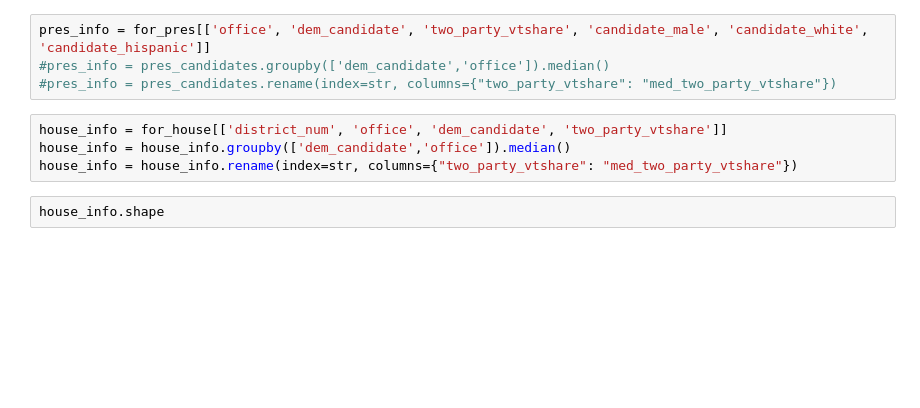
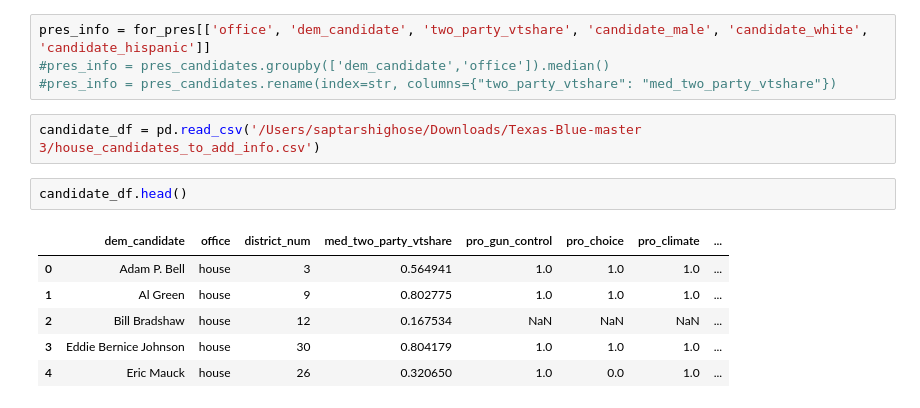
Before and after one commit to sghoseWI/Election-Analytics, a Jupyter notebook: model2.ipynb, the cells around one changed output. Drawn from its saved outputs; the diff is of its cells as text; blank space fills up the shorter version.

```diff
--- a/model2.ipynb
+++ b/model2.ipynb
@@ -65,9 +65,14 @@ county_info = county_info.drop(['crimes_per_100k'], axis=1)
 pres_info = for_pres[['office', 'dem_candidate', 'two_party_vtshare', 'candidate_male', 'candidate_white', 'candidate_hispanic']]
 #pres_info = pres_candidates.groupby(['dem_candidate','office']).median()
 #pres_info = pres_candidates.rename(index=str, columns={"two_party_vtshare": "med_two_party_vtshare"})
-# %%
-house_info = for_house[['district_num', 'office', 'dem_candidate', 'two_party_vtshare']]
-house_info = house_info.groupby(['dem_candidate','office']).median()
-house_info = house_info.rename(index=str, columns={"two_party_vtshare": "med_two_party_vtshare"})
-# %%
-house_info.shape
+# %%
+candidate_df = pd.read_csv('/Users/saptarshighose/Downloads/Texas-Blue-master 3/house_candidates_to_add_info.csv')
+# %%
+candidate_df.head()
+# %% [output]
+|  | dem_candidate | office | district_num | med_two_party_vtshare | pro_gun_control | pro_choice | pro_climate | ... |
+| 0 | Adam P. Bell | house | 3 | 0.564941 | 1.0 | 1.0 | 1.0 | ... |
+| 1 | Al Green | house | 9 | 0.802775 | 1.0 | 1.0 | 1.0 | ... |
+| 2 | Bill Bradshaw | house | 12 | 0.167534 | NaN | NaN | NaN | ... |
+| 3 | Eddie Bernice Johnson | house | 30 | 0.804179 | 1.0 | 1.0 | 1.0 | ... |
+| 4 | Eric Mauck | house | 26 | 0.320650 | 1.0 | 0.0 | 1.0 | ... |
```
Also changed, not shown: parts of 16 cells of this notebook.
